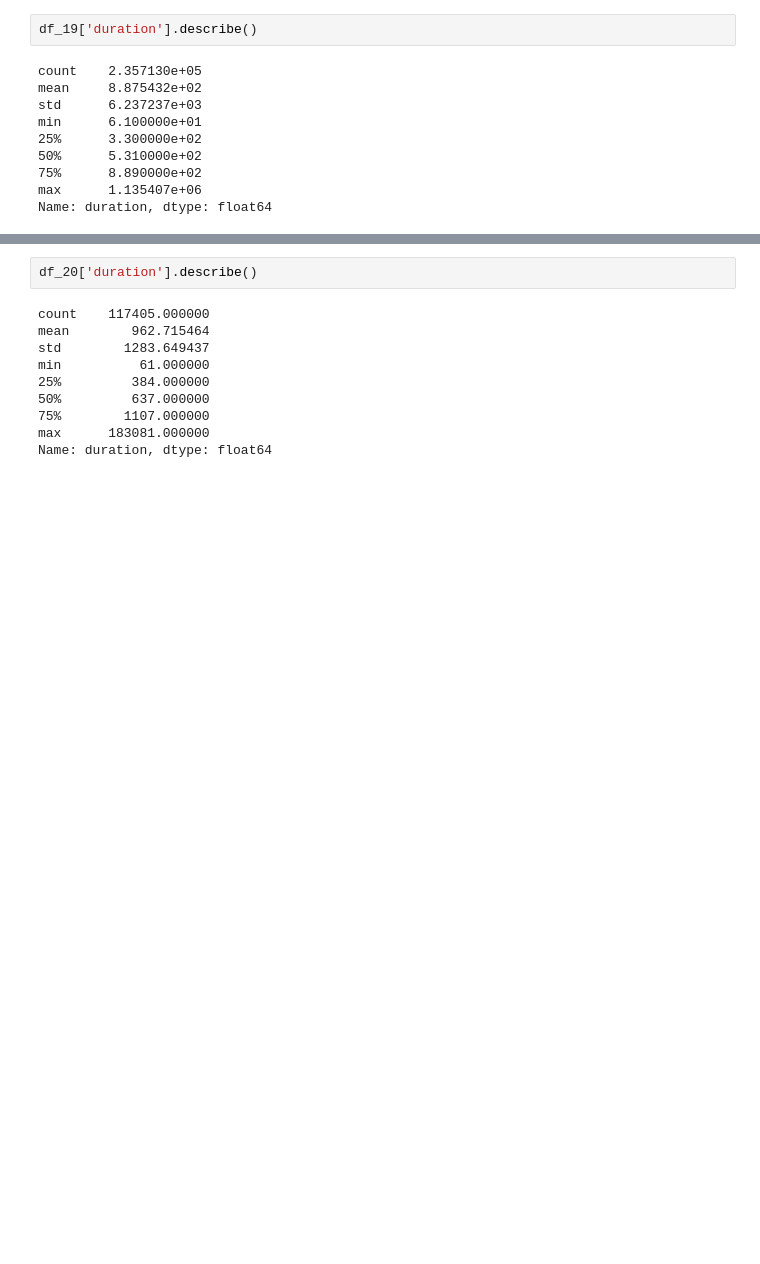
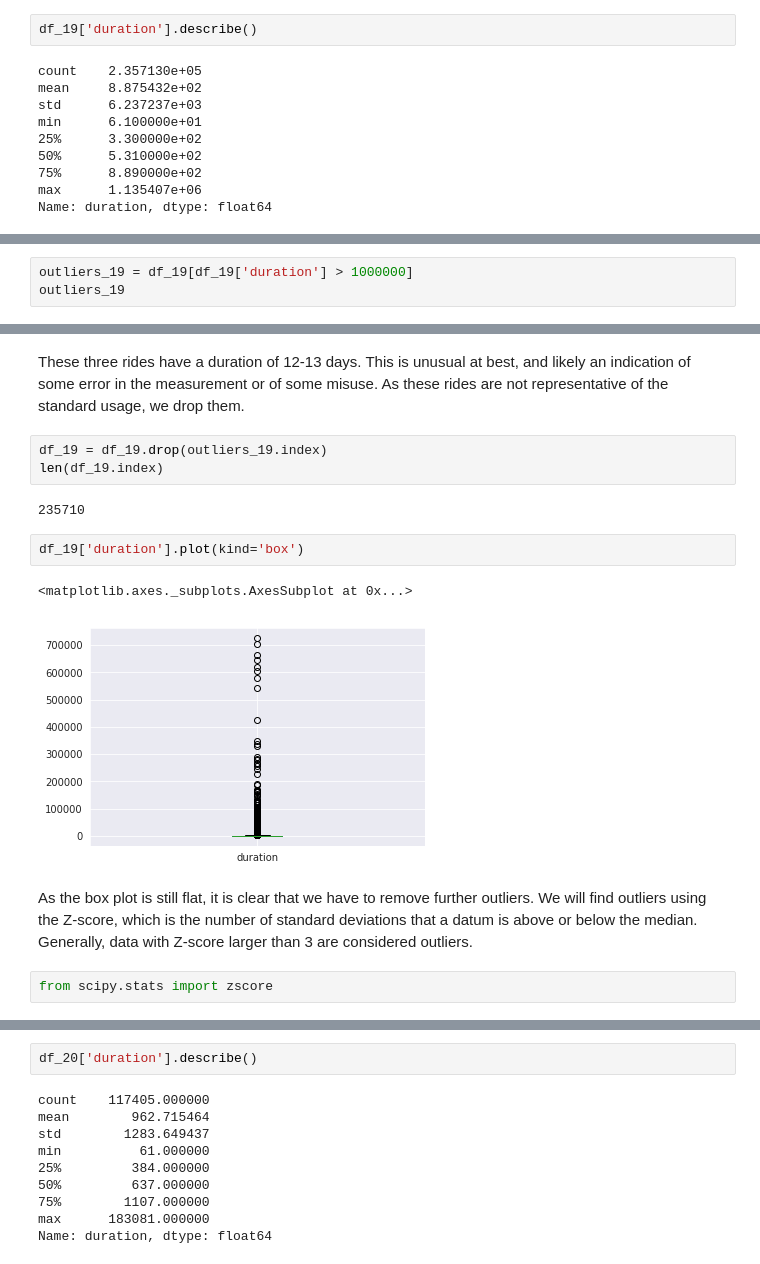
Before and after one commit to Cucni/oslo-bikes-mobility-data, a Jupyter notebook: April.ipynb, the cells around one changed output, grey strips where cells are left out. Drawn from its saved outputs; the diff is of its cells as text; blank space fills up the shorter version.

```diff
--- a/April.ipynb
+++ b/April.ipynb
@@ -76,0 +119,3 @@ Name: duration, dtype: float64
+# %%
+outliers_19 = df_19[df_19['duration'] > 1000000]
+outliers_19
@@ -76,0 +127,16 @@ Name: duration, dtype: float64
+# %% [markdown]
+These three rides have a duration of 12-13 days. This is unusual at best, and likely an indication of some error in the measurement or of some misuse. As these rides are not representative of the standard usage, we drop them.
+# %%
+df_19 = df_19.drop(outliers_19.index)
+len(df_19.index)
+# %% [output]
+235710
+# %%
+df_19['duration'].plot(kind='box')
+# %% [output]
+<matplotlib.axes._subplots.AxesSubplot at 0x...>
+[figure, added]
+# %% [markdown]
+As the box plot is still flat, it is clear that we have to remove further outliers. We will find outliers using the Z-score, which is the number of standard deviations that a datum is above or below the median. Generally, data with Z-score larger than 3 are considered outliers.
+# %%
+from scipy.stats import zscore
```
Also changed, not shown: parts of 39 cells of this notebook.
